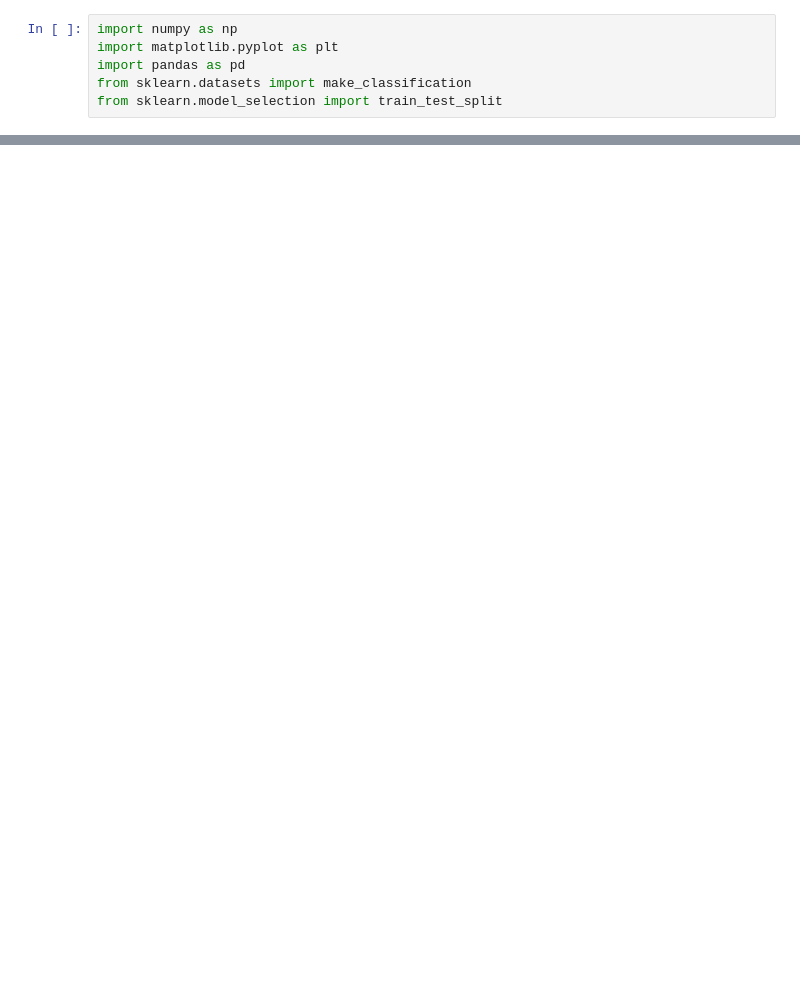
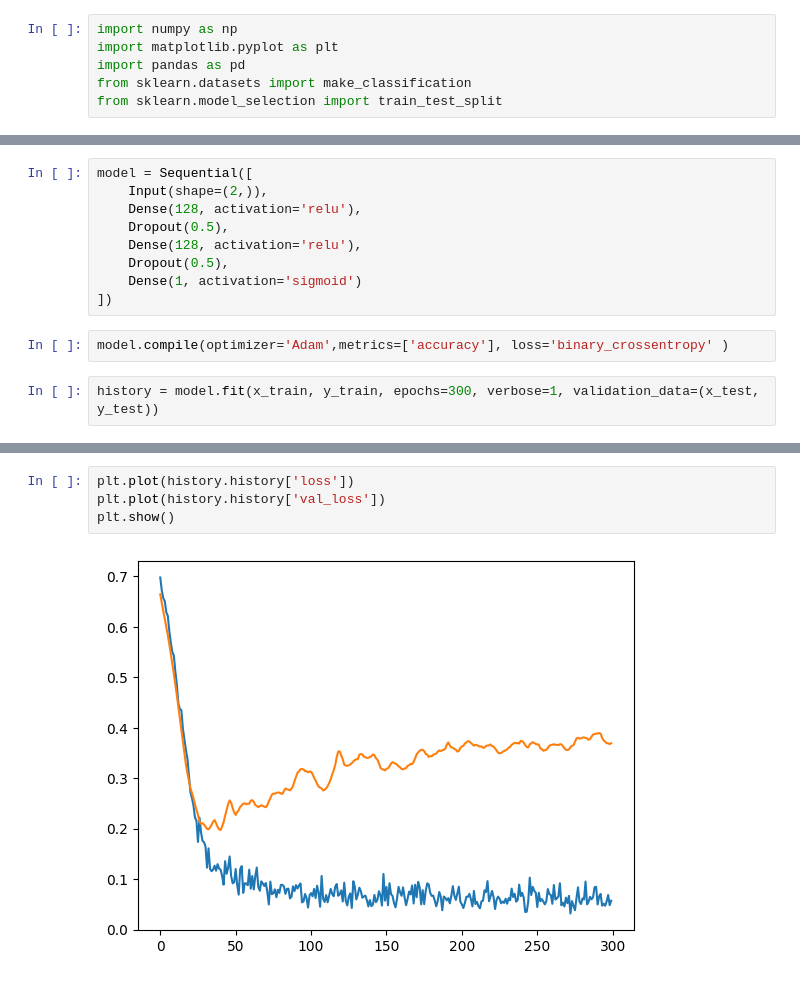
Before and after one commit to Vikash-exe/Deep-Learning-and-Computer-vision, a Jupyter notebook: Dropouts.ipynb, the cells around one changed output, grey strips where cells are left out. Drawn from its saved outputs; the diff is of its cells as text; blank space fills up the shorter version.

```diff
--- a/Dropouts.ipynb
+++ b/Dropouts.ipynb
@@ -10,0 +81,13 @@ ValueError: Number of informative, redundant and repeated features must sum to l
+# %%
+model = Sequential([
+    Input(shape=(2,)),
+    Dense(128, activation='relu'),
+    Dropout(0.5),
+    Dense(128, activation='relu'),
+    Dropout(0.5),
+    Dense(1, activation='sigmoid')
+])
+# %%
+model.compile(optimizer='Adam',metrics=['accuracy'], loss='binary_crossentropy' )
+# %%
+history = model.fit(x_train, y_train, epochs=300, verbose=1, validation_data=(x_test, y_test))
@@ -10,0 +112,6 @@ ValueError: Number of informative, redundant and repeated features must sum to l
+# %%
+plt.plot(history.history['loss'])
+plt.plot(history.history['val_loss'])
+plt.show()
+# %% [output]
+[figure, added]
```
Also changed, not shown: parts of 14 cells of this notebook.
